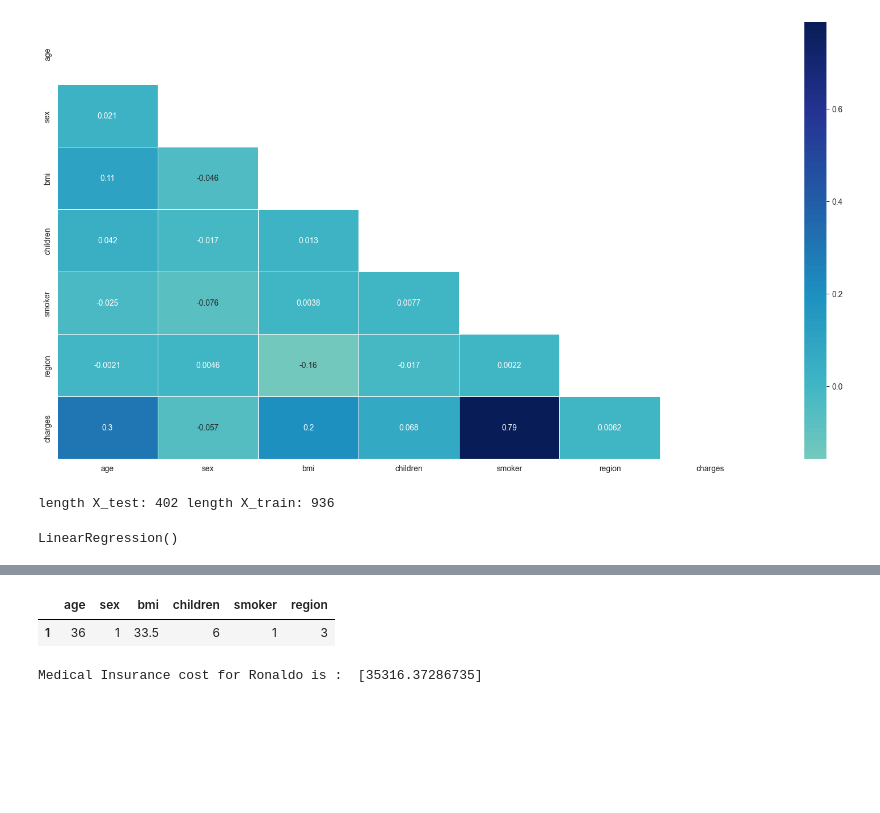
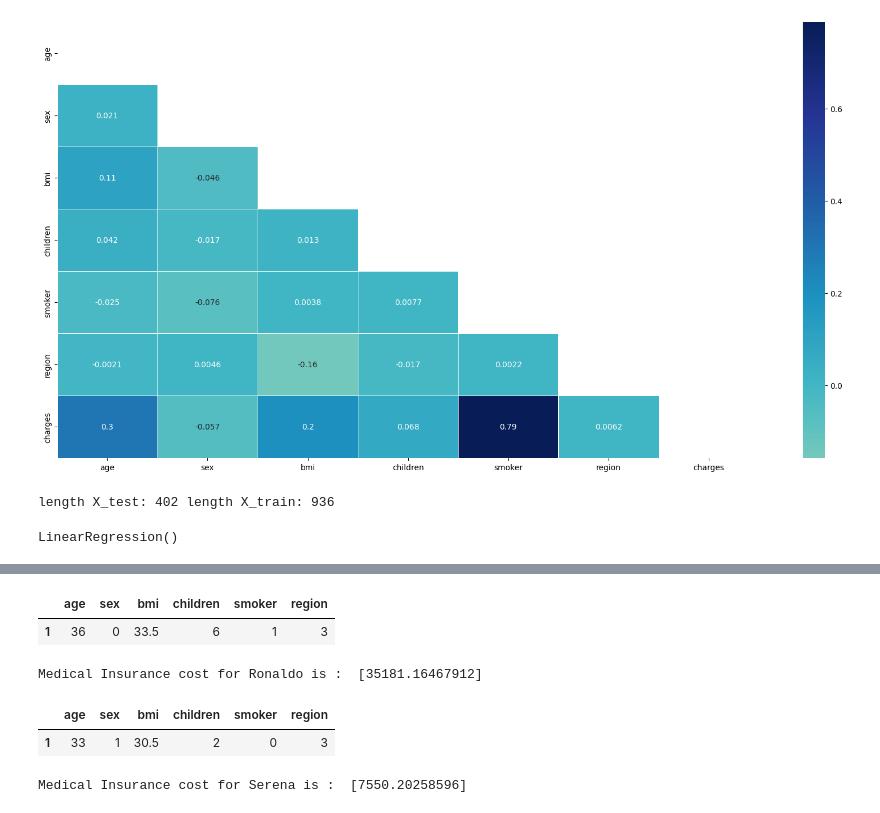
Before and after one commit to fadesere/DATA3450_Asn_3_Students, a Jupyter notebook: Project.ipynb, the cells around one changed output, grey strips where cells are left out. Drawn from its saved outputs; the diff is of its cells as text; code cells hidden in the pictures; blank space fills up the shorter version.

```diff
--- a/Project.ipynb
+++ b/Project.ipynb
@@ -190,19 +181,38 @@ array([14349.66664278,  9617.39127621, 10247.66534013,  4113.33679508,
 # %%
 # Predict charges for new customer : Name- Ronaldo
 data = {'age' : 36,
-        'sex' : 1,
+        'sex' : 0,
         'bmi' : 33.50,
         'children' : 6,
         'smoker' : 1,
         'region' : 3}
 index = [1]
 Ronaldo_df = pd.DataFrame(data,index)
 Ronaldo_df
 # %% [output]
 |  | age | sex | bmi | children | smoker | region |
-| 1 | 36 | 1 | 33.5 | 6 | 1 | 3 |
+| 1 | 36 | 0 | 33.5 | 6 | 1 | 3 |
 # %%
 prediction_Ronaldo = model1.predict(Ronaldo_df)
 print("Medical Insurance cost for Ronaldo is : ",prediction_Ronaldo)
 # %% [output]
-Medical Insurance cost for Ronaldo is :  [35316.37286735]
+Medical Insurance cost for Ronaldo is :  [35181.16467912]
+# %%
+# Predict charges for new customer : Name- Serena
+data2 = {'age' : 33,
+        'sex' : 1,
+        'bmi' : 30.50,
+        'children' : 2,
+        'smoker' : 0,
+        'region' : 3}
+index = [1]
+serena_df = pd.DataFrame(data2,index)
+serena_df
+# %% [output]
+|  | age | sex | bmi | children | smoker | region |
+| 1 | 33 | 1 | 30.5 | 2 | 0 | 3 |
+# %%
+prediction_Serena = model1.predict(serena_df)
+print("Medical Insurance cost for Serena is : ",prediction_Serena)
+# %% [output]
+Medical Insurance cost for Serena is :  [7550.20258596]
```
Also changed, not shown: parts of 6 cells of this notebook.
